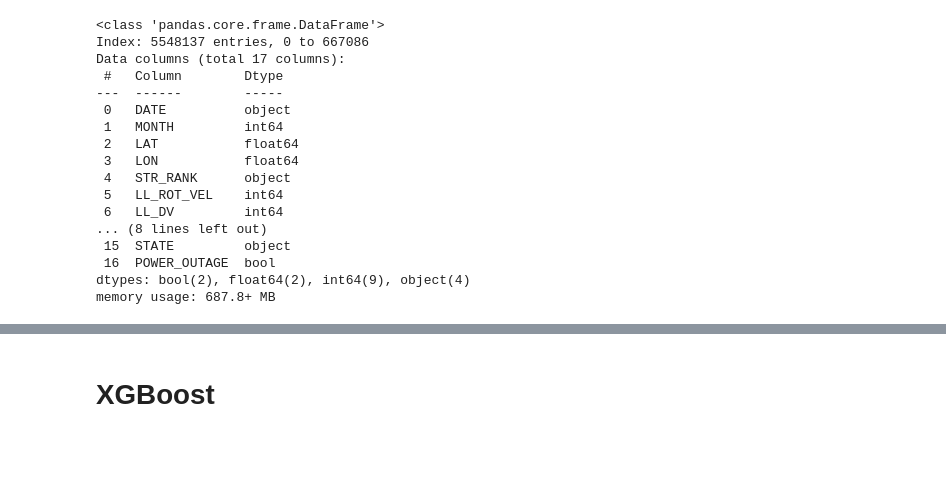
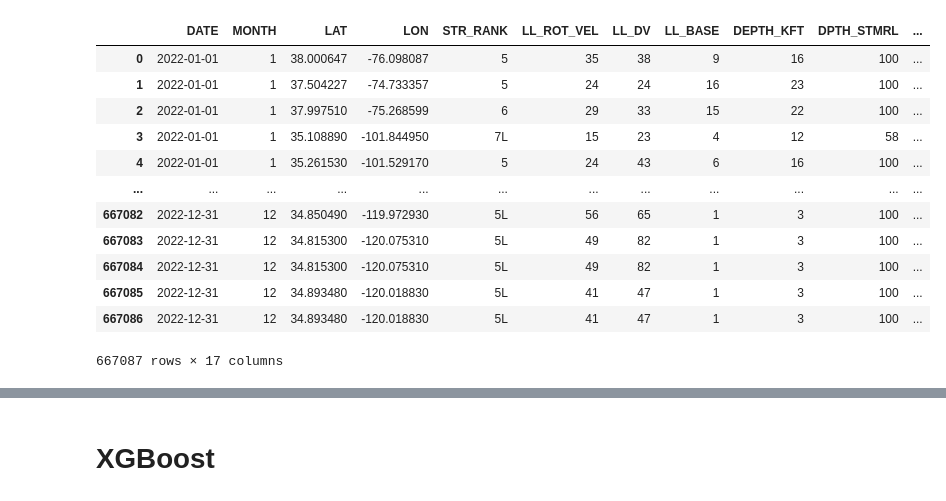
Before and after one commit to amourayuba/Power-Outage-Prediction, a Jupyter notebook: codes/modeling/model_meso.ipynb, the cells around one changed output, grey strips where cells are left out. Saved outputs shown, nothing was run; the diff lists cells and outputs as text; code cells hidden in the pictures; blank space fills up the shorter version.

Commit message:
fixing meso data

```diff
--- a/codes/modeling/model_meso.ipynb
+++ b/codes/modeling/model_meso.ipynb
@@ -19,25 +19,21 @@ meso = pd.concat([read_merged('meso', year) for year in range(2015, 2023)])
 # %%
 meso.replace({'TVS':{'Y': True, 'N': False}}, inplace=True)
 # %%
-meso.info()
+read_merged('meso',2022)
 # %% [output]
+|  | DATE | MONTH | LAT | LON | STR_RANK | LL_ROT_VEL | LL_DV | LL_BASE | DEPTH_KFT | DPTH_STMRL | ... |
+| 0 | 2022-01-01 | 1 | 38.000647 | -76.098087 | 5 | 35 | 38 | 9 | 16 | 100 | ... |
+| 1 | 2022-01-01 | 1 | 37.504227 | -74.733357 | 5 | 24 | 24 | 16 | 23 | 100 | ... |
+| 2 | 2022-01-01 | 1 | 37.997510 | -75.268599 | 6 | 29 | 33 | 15 | 22 | 100 | ... |
+| 3 | 2022-01-01 | 1 | 35.108890 | -101.844950 | 7L | 15 | 23 | 4 | 12 | 58 | ... |
+| 4 | 2022-01-01 | 1 | 35.261530 | -101.529170 | 5 | 24 | 43 | 6 | 16 | 100 | ... |
+| ... | ... | ... | ... | ... | ... | ... | ... | ... | ... | ... | ... |
+| 667082 | 2022-12-31 | 12 | 34.850490 | -119.972930 | 5L | 56 | 65 | 1 | 3 | 100 | ... |
+| 667083 | 2022-12-31 | 12 | 34.815300 | -120.075310 | 5L | 49 | 82 | 1 | 3 | 100 | ... |
+| 667084 | 2022-12-31 | 12 | 34.815300 | -120.075310 | 5L | 49 | 82 | 1 | 3 | 100 | ... |
+| 667085 | 2022-12-31 | 12 | 34.893480 | -120.018830 | 5L | 41 | 47 | 1 | 3 | 100 | ... |
+| 667086 | 2022-12-31 | 12 | 34.893480 | -120.018830 | 5L | 41 | 47 | 1 | 3 | 100 | ... |
-<class 'pandas.core.frame.DataFrame'>
-Index: 5548137 entries, 0 to 667086
-Data columns (total 17 columns):
- #   Column        Dtype
----  ------        -----
- 0   DATE          object
- 1   MONTH         int64
- 2   LAT           float64
- 3   LON           float64
- 4   STR_RANK      object
- 5   LL_ROT_VEL    int64
- 6   LL_DV         int64
-... (8 lines left out)
- 15  STATE         object
- 16  POWER_OUTAGE  bool
-dtypes: bool(2), float64(2), int64(9), object(4)
-memory usage: 687.8+ MB
+667087 rows × 17 columns
 # %%
 features = ['MONTH', 'LAT', 'LON', 'LL_ROT_VEL', 'LL_DV', 'LL_BASE', 'DEPTH_KFT', 'DPTH_STMRL',
             'MAX_RV_KFT', 'MAX_RV_KTS', 'TVS', 'MSI']
```
Also changed, not shown: parts of 1 cell of this notebook, 9 other files.
